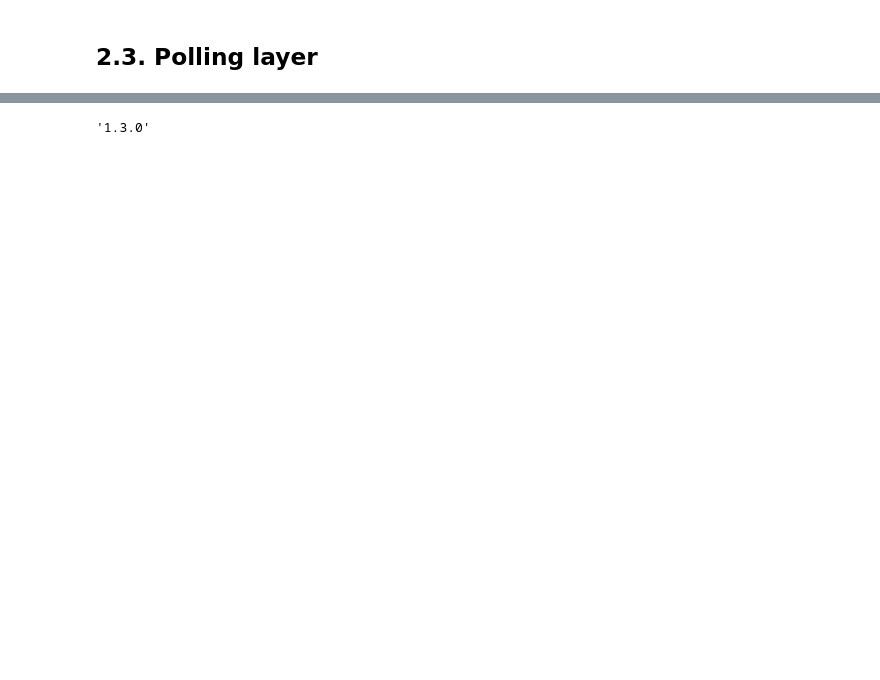
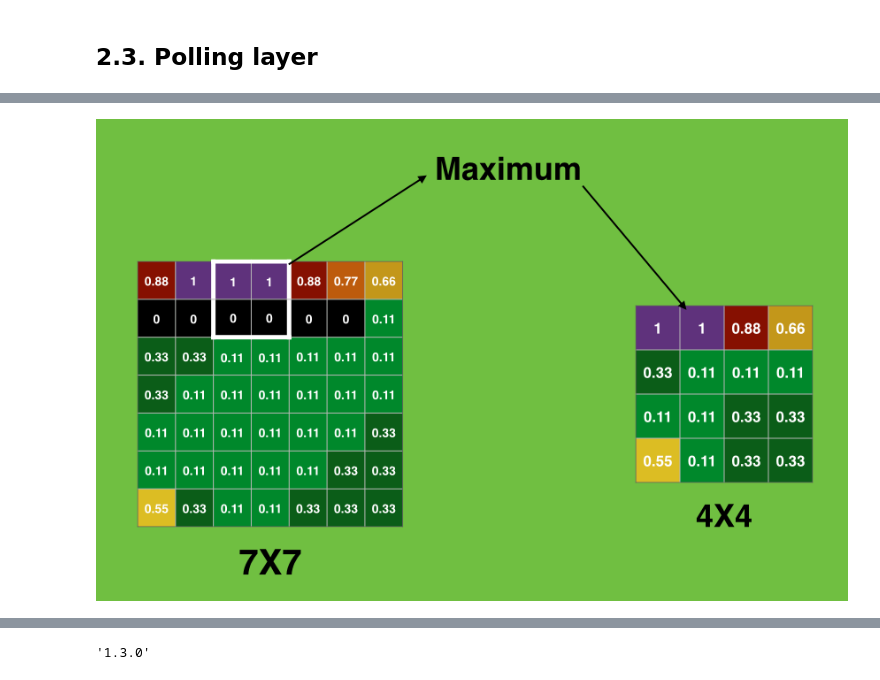
Before and after one commit to otoofim/Convolutional-Neural-Network, a Jupyter notebook: CNN tutorial.ipynb, the cells around one changed output, grey strips where cells are left out. Drawn from its saved outputs; the diff is of its cells as text; code cells hidden in the pictures; blank space fills up the shorter version.

```diff
--- a/CNN tutorial.ipynb
+++ b/CNN tutorial.ipynb
@@ -51,0 +62,5 @@ Image('images/RLU.png')
+# %%
+from IPython.display import Image
+Image('images/polling.png')
+# %% [output]
+[figure, added]
```
Also changed, not shown: parts of 32 cells of this notebook, 36 other files.
